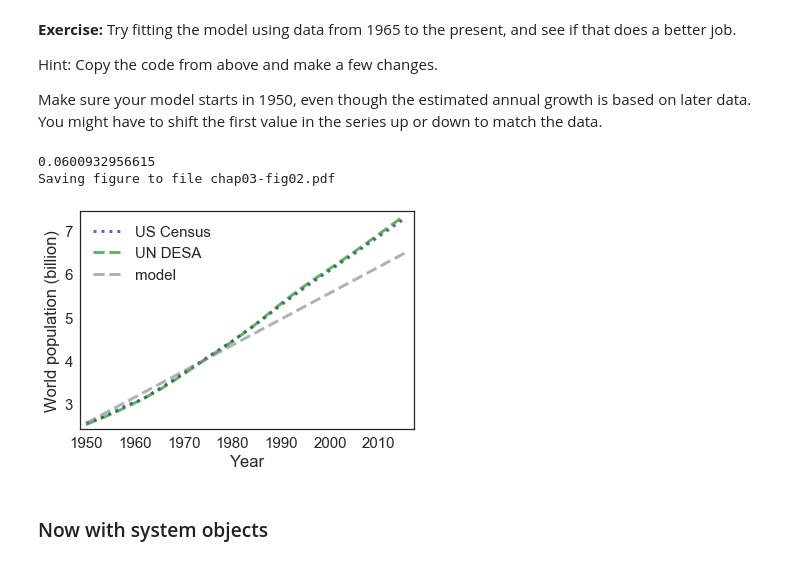
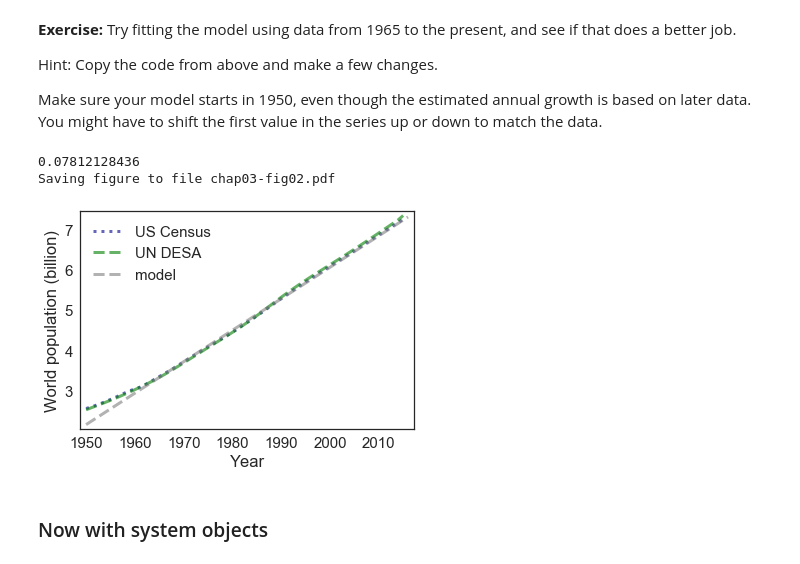
Before and after one commit to mhreid/ModSimPy, a Jupyter notebook: code/chap03Mine.ipynb, the cells around one changed output. Drawn from its saved outputs; the diff is of its cells as text; code cells hidden in the pictures.

```diff
--- a/code/chap03Mine.ipynb
+++ b/code/chap03Mine.ipynb
@@ -364,26 +364,26 @@ Make sure your model starts in 1950, even though the estimated annual growth is
 # %%
 # Solution goes here
 
 total_growth = census[last_year] - census[1965]
-elapsed_time = last_year - first_year
+elapsed_time = last_year - 1965
 annual_growth = total_growth / elapsed_time
 annual_growth
 print(annual_growth)
 
 results = TimeSeries()
-results[1950] = census[1950]
+results[1950] = census[1950] - .4
 for t in linrange(1950, 2015):
     results[t+1] = results[t] + annual_growth
 
 newfig()
 plot_estimates(table2)
 plot(results, '--', color='gray', label='model')
 decorate(xlabel='Year', ylabel='World population (billion)')
 savefig('chap03-fig02.pdf')
 # %% [output]
-0.0600932956615
+0.07812128436
 Saving figure to file chap03-fig02.pdf
-[figure, old version]
+[figure, new version]
 # %% [markdown]
 ### Now with system objects
 # %% [markdown]
```
Also changed, not shown: parts of 2 cells of this notebook, 6 other files.
